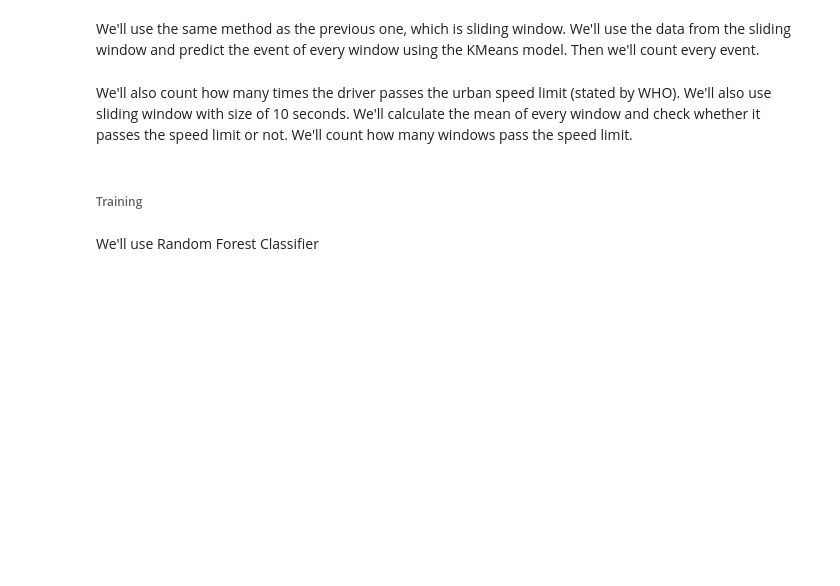
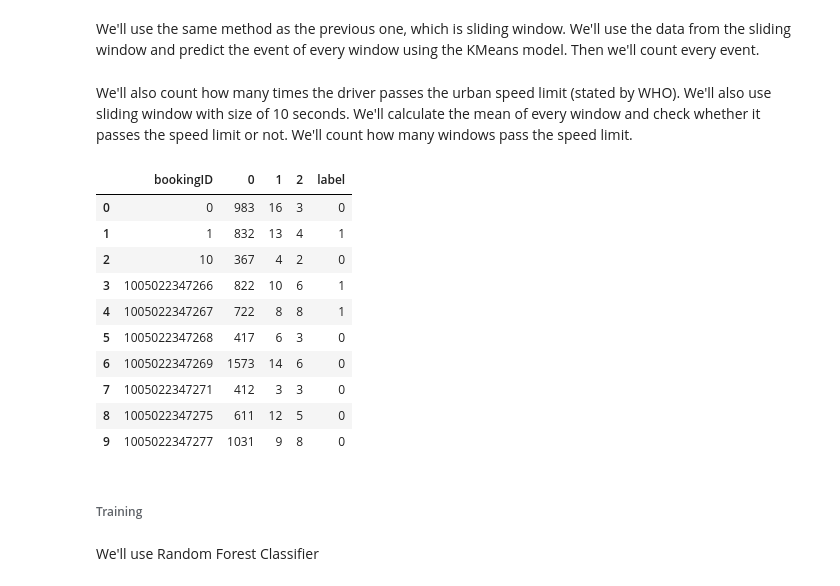
Before and after one commit to fariqodri/aiforsea, a Jupyter notebook: aiforsea.ipynb, the cells around one changed output. Cells and saved outputs as stored; diff of their text form; code cells hidden in the pictures; blank space fills up the shorter version.

```diff
--- a/aiforsea.ipynb
+++ b/aiforsea.ipynb
@@ -152,6 +152,20 @@ We'll use the same method as the previous one, which is sliding window. We'll us
 We'll also count how many times the driver passes the urban speed limit (stated by WHO). We'll also use sliding window with size of 10 seconds. We'll calculate the mean of every window and check whether it passes the speed limit or not. We'll count how many windows pass the speed limit.
 # %%
 classification_features = danger_driving.load_classification_features(k_means=km)
+# %%
+classification_features.merge(label, on="bookingID").head(10)
+# %% [output]
+|  | bookingID | 0 | 1 | 2 | label |
+| 0 | 0 | 983 | 16 | 3 | 0 |
+| 1 | 1 | 832 | 13 | 4 | 1 |
+| 2 | 10 | 367 | 4 | 2 | 0 |
+| 3 | 1005022347266 | 822 | 10 | 6 | 1 |
+| 4 | 1005022347267 | 722 | 8 | 8 | 1 |
+| 5 | 1005022347268 | 417 | 6 | 3 | 0 |
+| 6 | 1005022347269 | 1573 | 14 | 6 | 0 |
+| 7 | 1005022347271 | 412 | 3 | 3 | 0 |
+| 8 | 1005022347275 | 611 | 12 | 5 | 0 |
+| 9 | 1005022347277 | 1031 | 9 | 8 | 0 |
 # %%
 danger_driving.set_data(classification_features)
 # %%
```
Also changed, not shown: parts of 7 cells of this notebook, 4 other files.
